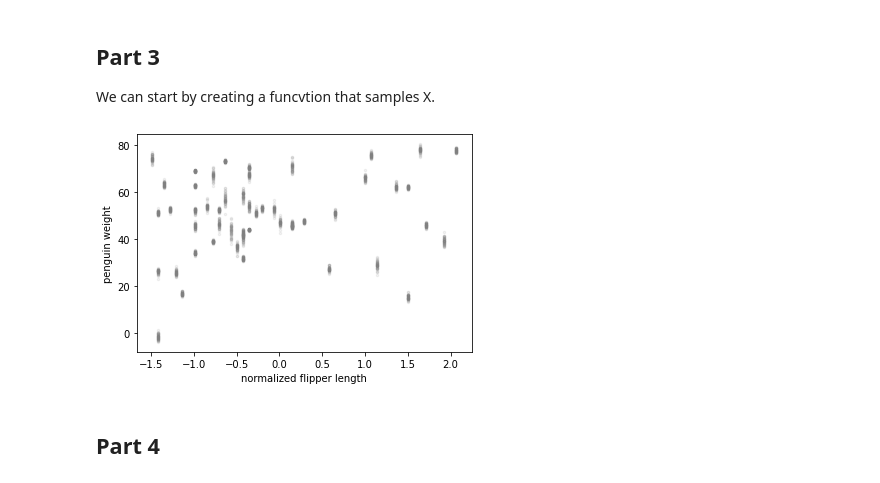
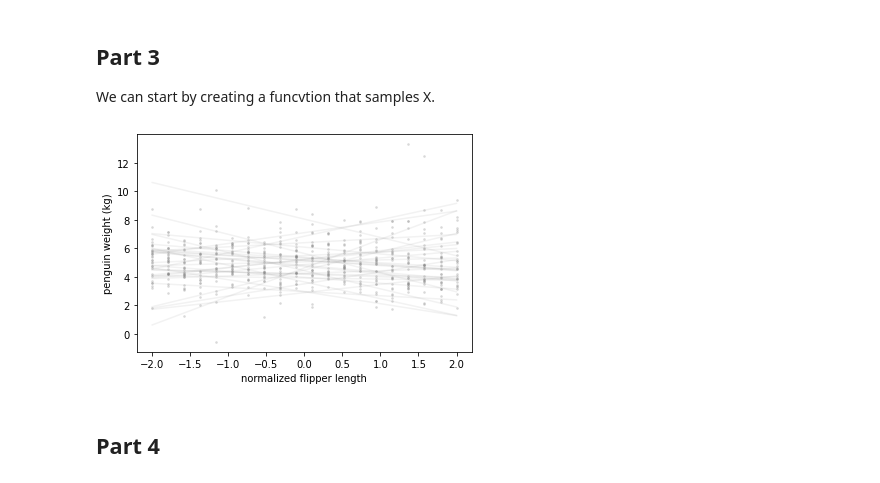
Before and after one commit to fhall18/bayes_ps2, a Jupyter notebook: Problem_3.ipynb, the cells around one changed output. Cells and saved outputs as stored; diff of their text form; code cells hidden in the pictures.

```diff
--- a/Problem_3.ipynb
+++ b/Problem_3.ipynb
@@ -69,9 +71,9 @@ plt.show();
 We choose normal priors for $\alpha$ and $\beta$. The prior for $\beta$ has a mean of zero, so as not to impose an effect on the linear regression. For the variance, we choose a log-normal distribution.
 # %%
 def generate_parameters_prior():
-    return [ss.norm(50,np.sqrt(200)).rvs(), # generates alpha
-            ss.norm(0,np.sqrt(200)).rvs(),  # generates beta
-            ss.lognorm(s=1).rvs()]  # generates var #lognorm.rvs(s=5)
+    return [ss.norm(5,np.sqrt(0.6)).rvs(), # generates alph
+            ss.norm(0,np.sqrt(0.2)).rvs(),  # generates beta
+            ss.lognorm(s=1.25).rvs()]  # generates var #lognorm.rvs(s=5)
 # %% [markdown]
 ## Part 3
 
@@ -80,26 +82,31 @@ We can start by creating a funcvtion that samples X.
 def sample_from_x(num_samples):
     return sample(list(penguin['flipper_length_norm']),num_samples)
 # %%
-def generate_data(alpha, beta, var, X, num_samples=10):
+def generate_data(alpha, beta, var, X,num_samples=1):
     return ss.norm(alpha + beta * X, np.sqrt(var)).rvs(num_samples)
 # %%
-# PRIOR PREDICTIVE REGRESSION LINES
 import random
 random.seed(5)
-for X in sample(list(penguin['flipper_length_norm']),50):
+for X in np.linspace(-2,2,30):
 
     params = generate_parameters_prior()
 
     num_samples = 50
-    Y = generate_data(*params,X,num_samples)
+    Y0 = generate_data(*params,-2)
+    Y1 = generate_data(*params,2)
 
-    plt.scatter([X]*num_samples,Y, c='gray', alpha=0.1,s=6)
+    x = np.linspace(-2,2,20)
+    y = [generate_data(*params,i) for i in x]
+
+    plt.plot([-2,2],[Y0,Y1], c='gray', alpha=0.1)
+    plt.scatter(x,y,c='gray',s=3,alpha=0.2)
 
 plt.xlabel('normalized flipper length')
-plt.ylabel('penguin weight')
+plt.ylabel('penguin weight (kg)')
+plt.savefig('prior_predictive.png')
 plt.show()
 # %% [output]
-[figure, old version]
+[figure, new version]
 # %% [markdown]
 ## Part 4
 # %%
```
Also changed, not shown: parts of 12 cells of this notebook, 7 other files.
